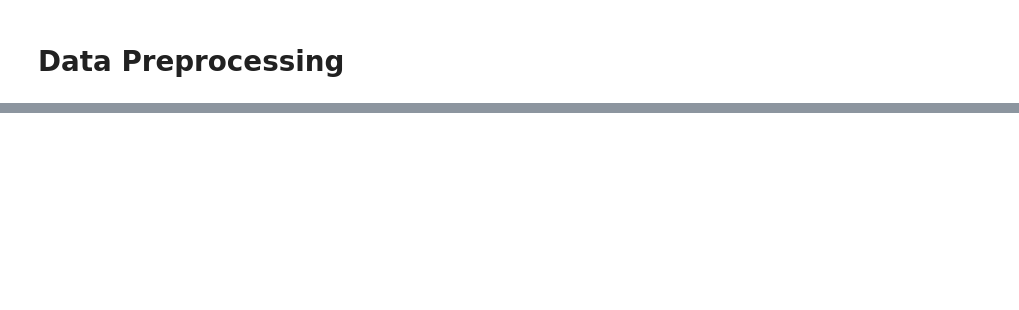
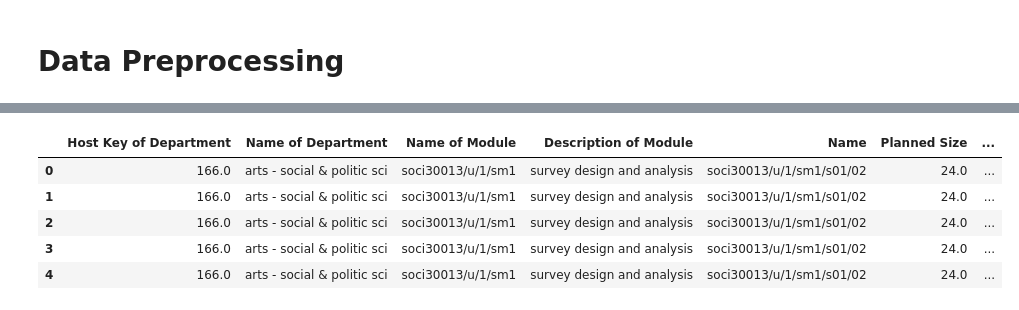
Before and after one commit to abhinavcreed13/project-space-optimisation-group-3, a Jupyter notebook: notebooks/data-preprocessing.ipynb, the cells around one changed output, grey strips where cells are left out. Cells and saved outputs as stored; diff of their text form; code cells hidden in the pictures; blank space fills up the shorter version.

```diff
--- a/notebooks/data-preprocessing.ipynb
+++ b/notebooks/data-preprocessing.ipynb
@@ -115,4 +207,14 @@ plotdata(av_equipment_df)
 # %%
 # delete useless columns from the df.
-timetable_2020_df['Scheduled Finish as end time'] = pd.to_numeric(timetable_2020_df['Scheduled Finish as end time'])
+del timetable_2020_df['Name of Children']
+del timetable_2020_df['Name of Allocated Locations of Children']
+del timetable_2020_df['Scheduled?']
+del timetable_2020_df['Booking?']
 timetable_2020_df.head()
+# %% [output]
+|  | Host Key of Department | Name of Department | Name of Module | Description of Module | Name | Planned Size | ... |
+| 0 | 166.0 | arts - social & politic sci | soci30013/u/1/sm1 | survey design and analysis | soci30013/u/1/sm1/s01/02 | 24.0 | ... |
+| 1 | 166.0 | arts - social & politic sci | soci30013/u/1/sm1 | survey design and analysis | soci30013/u/1/sm1/s01/02 | 24.0 | ... |
+| 2 | 166.0 | arts - social & politic sci | soci30013/u/1/sm1 | survey design and analysis | soci30013/u/1/sm1/s01/02 | 24.0 | ... |
+| 3 | 166.0 | arts - social & politic sci | soci30013/u/1/sm1 | survey design and analysis | soci30013/u/1/sm1/s01/02 | 24.0 | ... |
+| 4 | 166.0 | arts - social & politic sci | soci30013/u/1/sm1 | survey design and analysis | soci30013/u/1/sm1/s01/02 | 24.0 | ... |
```
Also changed, not shown: parts of 16 cells of this notebook.
